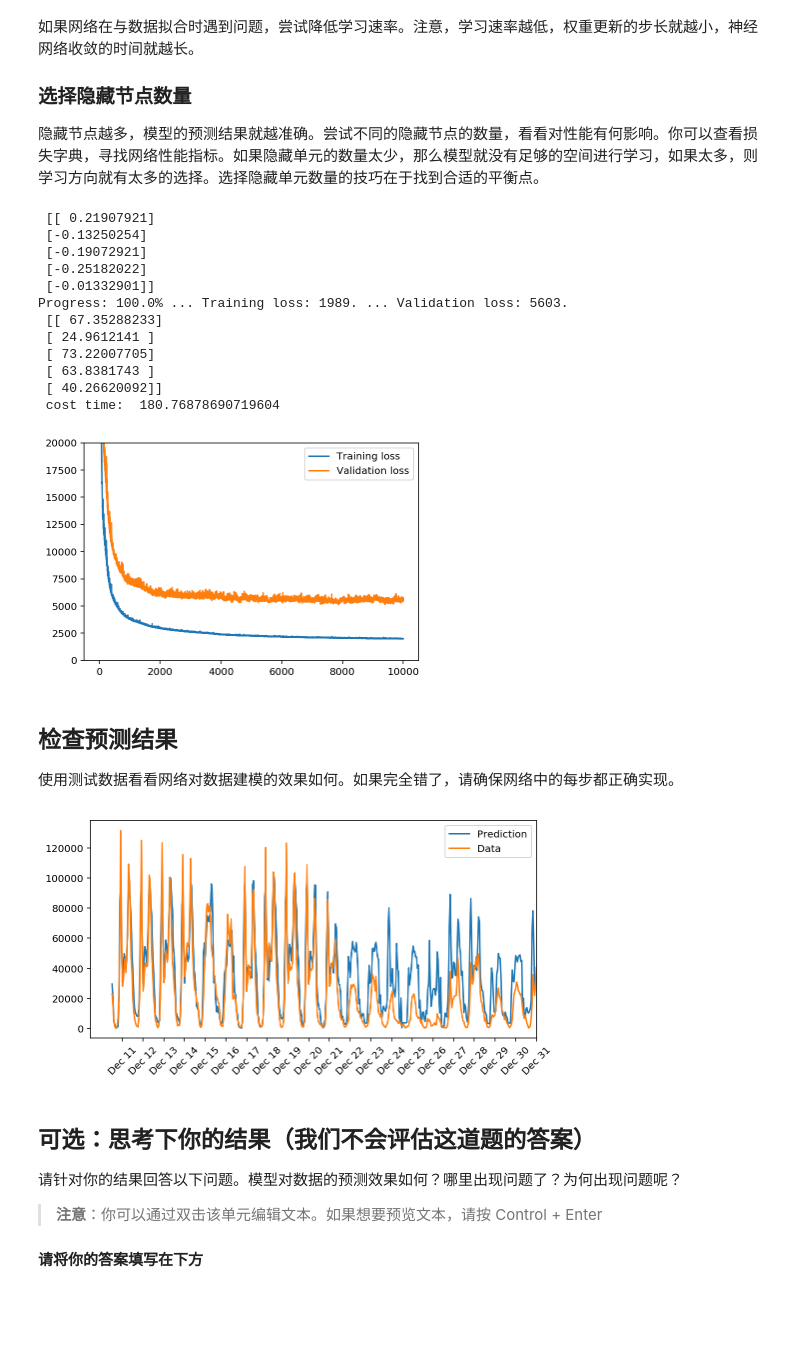
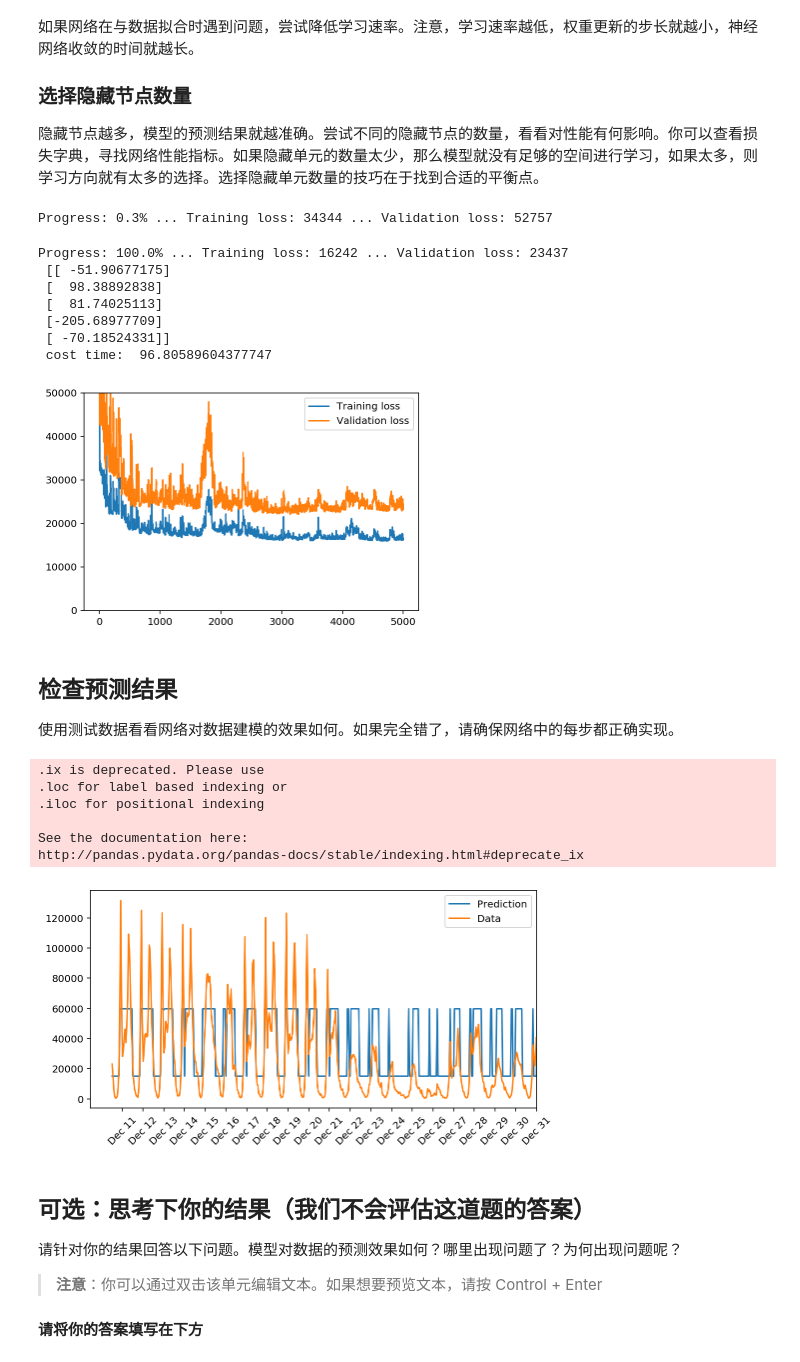
Before and after one commit to TrellixVulnTeam/dl_C0AT, a Jupyter notebook: 01_first-neural-network/Your_first_neural_network.ipynb, the cells around one changed output. Cells and saved outputs as stored; diff of their text form; code cells hidden in the pictures; blank space fills up the shorter version.

```diff
--- a/01_first-neural-network/Your_first_neural_network.ipynb
+++ b/01_first-neural-network/Your_first_neural_network.ipynb
@@ -307,23 +307,22 @@ import sys
 from time import time
 
 ### Set the hyperparameters here ###
-iterations = 10000
-learning_rate = 0.004
-hidden_nodes = 15
+iterations = 5000
+learning_rate = 0.8
+hidden_nodes = 10
 output_nodes = 1
 
 N_i = train_features.shape[1]
 network = NeuralNetwork(N_i, hidden_nodes, output_nodes, learning_rate)
 
 start = time()
-print("\n", network.weights_hidden_to_output[:5])
 losses = {'train':[], 'validation':[]}
 for ii in range(iterations):
     # Go through a random batch of 128 records from the training data set
     batch = np.random.choice(train_features.index, size=128)
     X, y = train_features.ix[batch].values, train_targets.ix[batch]['cnt']
-    y = y.as_matrix()
-    network.train(X, y.reshape(y.shape[0], 1))
+    # y = y.as_matrix()
+    network.train(X, y.values.reshape(y.shape[0], 1))
 
     # Printing out the training progress
     train_loss = MSE(network.run(train_features).T, train_targets['cnt'].values)
@@ -338,26 +337,22 @@ for ii in range(iterations):
 
 print("\n", network.weights_hidden_to_output[:5], "\n cost time: ", time() - start)
 # %% [output]
- [[ 0.21907921]
- [-0.13250254]
- [-0.19072921]
- [-0.25182022]
- [-0.01332901]]
-Progress: 100.0% ... Training loss: 1989. ... Validation loss: 5603.
- [[ 67.35288233]
- [ 24.9612141 ]
- [ 73.22007705]
- [ 63.8381743 ]
- [ 40.26620092]]
- cost time:  180.76878690719604
+Progress: 0.3% ... Training loss: 34344 ... Validation loss: 52757
+Progress: 100.0% ... Training loss: 16242 ... Validation loss: 23437
+ [[ -51.90677175]
+ [  98.38892838]
+ [  81.74025113]
+ [-205.68977709]
+ [ -70.18524331]]
+ cost time:  96.80589604377747
 # %%
 plt.plot(losses['train'], label='Training loss')
 plt.plot(losses['validation'], label='Validation loss')
 plt.legend()
 # _ = plt.ylim()
-_ = plt.ylim(ymax=20000, ymin=0)
+_ = plt.ylim(ymax=50000, ymin=0)
 # %% [output]
-[figure, old version]
+[figure, new version]
 # %% [markdown]
 ## 检查预测结果
 
@@ -377,7 +372,13 @@ dates = dates.apply(lambda d: d.strftime('%b %d'))
 ax.set_xticks(np.arange(len(dates))[12::24])
 _ = ax.set_xticklabels(dates[12::24], rotation=45)
 # %% [output]
+.ix is deprecated. Please use
+.loc for label based indexing or
+.iloc for positional indexing
+
+See the documentation here:
+http://pandas.pydata.org/pandas-docs/stable/indexing.html#deprecate_ix
-[figure, old version]
+[figure, new version]
 # %% [markdown]
 ## 可选：思考下你的结果（我们不会评估这道题的答案）
 
```
Also changed, not shown: parts of 1 cell of this notebook, 2 other files.
